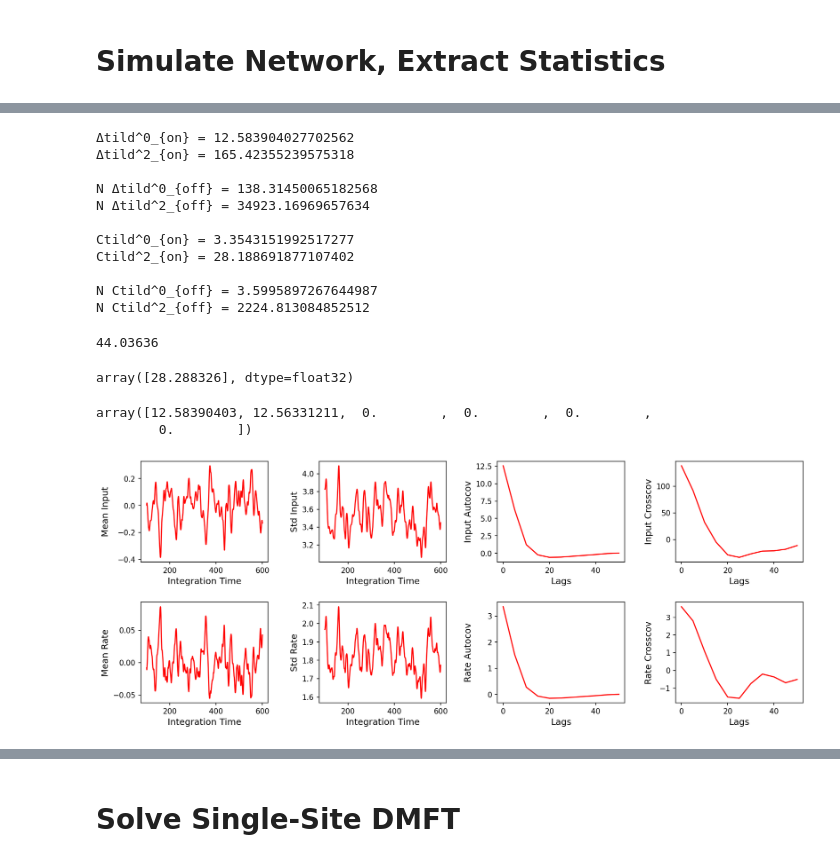
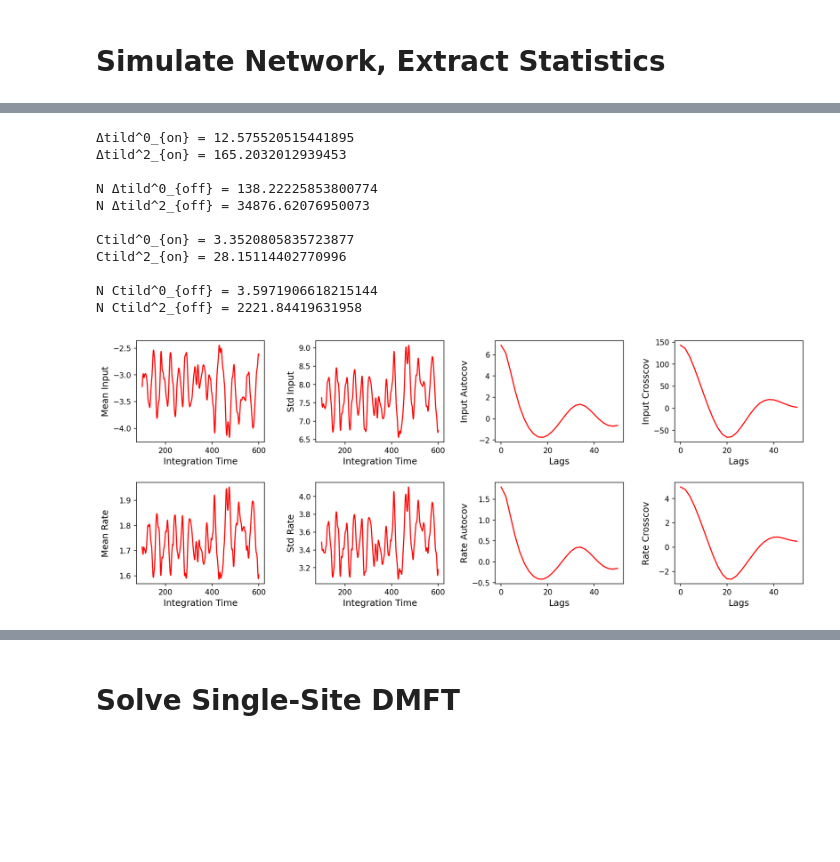
Before and after one commit to AddingAddict/MeanFieldCorrelations, a Jupyter notebook: notebooks/single population RELU.ipynb, the cells around one changed output, grey strips where cells are left out. Saved outputs shown, nothing was run; the diff lists cells and outputs as text; code cells hidden in the pictures; blank space fills up the shorter version.

Commit message:
measure fluctuations in mean input

```diff
--- a/notebooks/single population RELU.ipynb
+++ b/notebooks/single population RELU.ipynb
@@ -37,7 +42,7 @@ sr2pi = np.sqrt(2*np.pi)
 # Simulate Network, Extract Statistics
 # %%
 reload(network)
-net = network.Network(NC=10000)
+net = network.Network(NC=1000)
 
 gbar = np.array([-5])
 g = np.array([2])
@@ -136,16 +141,13 @@ rtild_mask = r_mask - np.mean(r_mask,-1)[:,None]
 # h_xcov /= Noff*net.N - Noff*(Noff+1)//2
 # r_xcov /= Noff*net.N - Noff*(Noff+1)//2
 # %%
-h_cov_mat = np.cov(htild_mask)
-r_cov_mat = np.cov(rtild_mask)
-
 def off_diag(A):
     return A[~np.eye(A.shape[0],dtype=bool)]
 
 def off_diag_sum(A):
     return np.sum(A)-np.sum(np.diag(A))
 # %%
-lags = np.arange(0,50+1,5)*tau[0]
+lags = np.arange(0,50+1,2)*tau[0]
 lag_idxs = np.round(lags / dt).astype(np.int32)
 
 h_xcov_on_0 = np.zeros(len(lags))
@@ -156,6 +158,8 @@ r_xcov_on_0 = np.zeros(len(lags))
 r_xcov_on_2 = np.zeros(len(lags))
 r_xcov_off_0 = np.zeros(len(lags))
 r_xcov_off_2 = np.zeros(len(lags))
+
+start = time.process_time()
 
 for idx,lag_idx in enumerate(lag_idxs):
     h_cov_mat = htild_mask[:,lag_idx:]@htild_mask[:,:len(int_ts_mask)-lag_idx].T/(len(int_ts_mask)-lag_idx)
@@ -169,3 +173,6 @@ for idx,lag_idx in enumerate(lag_idxs):
     r_xcov_on_2[idx] = np.mean(np.diag(r_cov_mat)**2)
     r_xcov_off_0[idx] = np.mean(off_diag(r_cov_mat))*net.N
     r_xcov_off_2[idx] = np.mean(off_diag(r_cov_mat**2))*net.N
+
+print("Calculating crosscovariances took ",time.process_time() - start," s")
+print('')
@@ -177,74 +181,61 @@ plt.show()
 # %%
-print('Δtild^0_{on} =',np.mean(np.diag(h_cov_mat)))
-print('Δtild^2_{on} =',np.mean(np.diag(h_cov_mat)**2))
+print('Δtild^0_{on} =',h_xcov_on_0[0])
+print('Δtild^2_{on} =',h_xcov_on_2[0])
 print()
-print('N Δtild^0_{off} =',np.mean(off_diag(h_cov_mat))*net.N)
-print('N Δtild^2_{off} =',np.mean(off_diag(h_cov_mat**2))*net.N)
+print('N Δtild^0_{off} =',h_xcov_off_0[0])
+print('N Δtild^2_{off} =',h_xcov_off_2[0])
 print()
-print('Ctild^0_{on} =',np.mean(np.diag(r_cov_mat)))
-print('Ctild^2_{on} =',np.mean(np.diag(r_cov_mat)**2))
+print('Ctild^0_{on} =',r_xcov_on_0[0])
+print('Ctild^2_{on} =',r_xcov_on_2[0])
 print()
-print('N Ctild^0_{off} =',np.mean(off_diag(r_cov_mat))*net.N)
-print('N Ctild^2_{off} =',np.mean(off_diag(r_cov_mat**2))*net.N)
+print('N Ctild^0_{off} =',r_xcov_off_0[0])
+print('N Ctild^2_{off} =',r_xcov_off_2[0])
 # %% [output]
-Δtild^0_{on} = 12.583904027702562
-Δtild^2_{on} = 165.42355239575318
+Δtild^0_{on} = 12.575520515441895
+Δtild^2_{on} = 165.2032012939453
 
-N Δtild^0_{off} = 138.31450065182568
-N Δtild^2_{off} = 34923.16969657634
+N Δtild^0_{off} = 138.22225853800774
+N Δtild^2_{off} = 34876.62076950073
 
-Ctild^0_{on} = 3.3543151992517277
-Ctild^2_{on} = 28.188691877107402
+Ctild^0_{on} = 3.3520805835723877
+Ctild^2_{on} = 28.15114402770996
 
-N Ctild^0_{off} = 3.5995897267644987
-N Ctild^2_{off} = 2224.813084852512
+N Ctild^0_{off} = 3.5971906618215144
+N Ctild^2_{off} = 2221.84419631958
-# %%
-np.var(h_mask)
-# %% [output]
-44.03636
-# %%
-Dbar
-# %% [output]
-array([28.288326], dtype=float32)
-# %%
-h_xcov_on_0
-# %% [output]
-array([12.58390403, 12.56331211,  0.        ,  0.        ,  0.        ,
-        0.        ])
 # %%
 fig,axs = plt.subplots(2,4,figsize=(4*4,3*2),dpi=150)
 fig.subplots_adjust(wspace=0.4,hspace=0.4)
 
-axs[0,0].plot(int_ts_mask,np.mean(htild_mask,0),'r-')
-axs[1,0].plot(int_ts_mask,np.mean(rtild_mask,0),'r-')
+axs[0,0].plot(int_ts_mask,np.mean(h_mask,0),'r-')
+axs[1,0].plot(int_ts_mask,np.mean(r_mask,0),'r-')
 
-axs[0,1].plot(int_ts_mask,np.std(htild_mask,0),'r-')
-axs[1,1].plot(int_ts_mask,np.std(rtild_mask,0),'r-')
+axs[0,1].plot(int_ts_mask,np.std(h_mask,0),'r-')
+axs[1,1].plot(int_ts_mask,np.std(r_mask,0),'r-')
 
 axs[0,2].plot(lags,h_xcov_on_0,'r-')
 axs[1,2].plot(lags,r_xcov_on_0,'r-')
 
 axs[0,3].plot(lags,h_xcov_off_0,'r-')
 axs[1,3].plot(lags,r_xcov_off_0,'r-')
 
 axs[0,0].set_xlabel('Integration Time',fontsize=12)
 axs[1,0].set_xlabel('Integration Time',fontsize=12)
 axs[0,1].set_xlabel('Integration Time',fontsize=12)
 axs[1,1].set_xlabel('Integration Time',fontsize=12)
 axs[0,2].set_xlabel('Lags',fontsize=12)
 axs[1,2].set_xlabel('Lags',fontsize=12)
 axs[0,3].set_xlabel('Lags',fontsize=12)
 axs[1,3].set_xlabel('Lags',fontsize=12)
 
 axs[0,0].set_ylabel('Mean Input',fontsize=12)
 axs[1,0].set_ylabel('Mean Rate',fontsize=12)
 axs[0,1].set_ylabel('Std Input',fontsize=12)
 axs[1,1].set_ylabel('Std Rate',fontsize=12)
 axs[0,2].set_ylabel('Input Autocov',fontsize=12)
 axs[1,2].set_ylabel('Rate Autocov',fontsize=12)
 axs[0,3].set_ylabel('Input Crosscov',fontsize=12)
 axs[1,3].set_ylabel('Rate Crosscov',fontsize=12)
 
 fig.align_labels()
 # %% [output]
-[figure, old version]
+[figure, new version]
```
Also changed, not shown: parts of 31 cells of this notebook, 6 other files.
